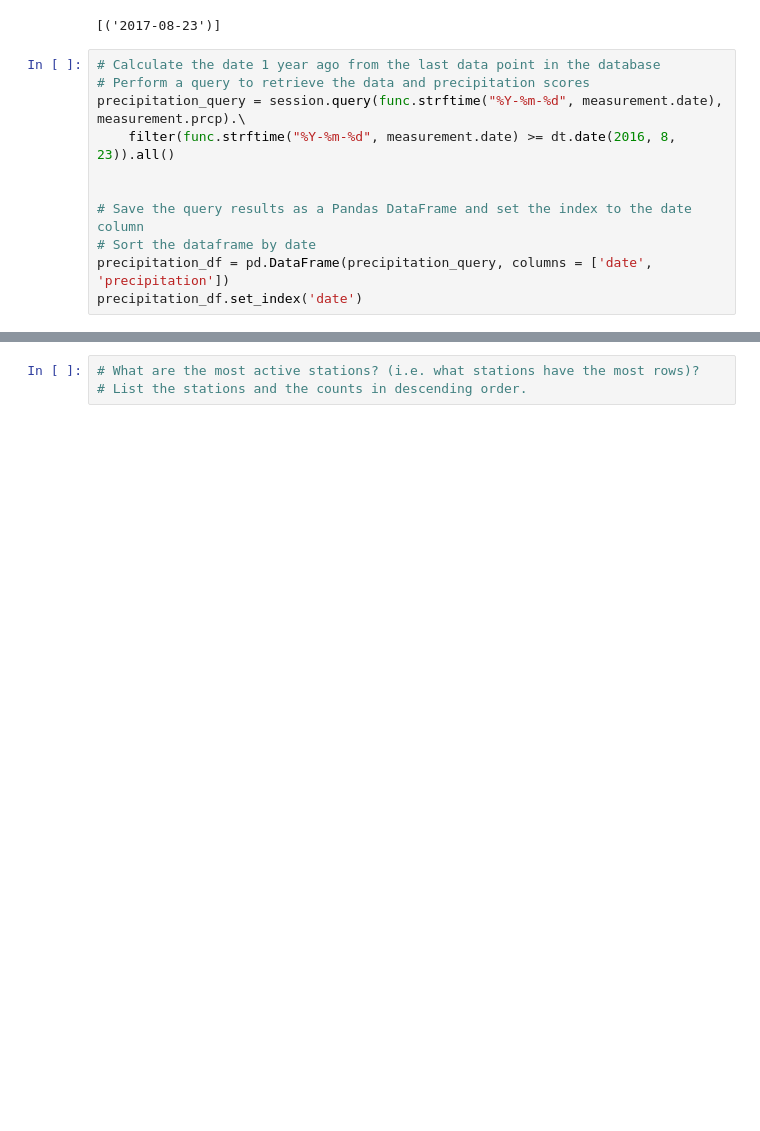
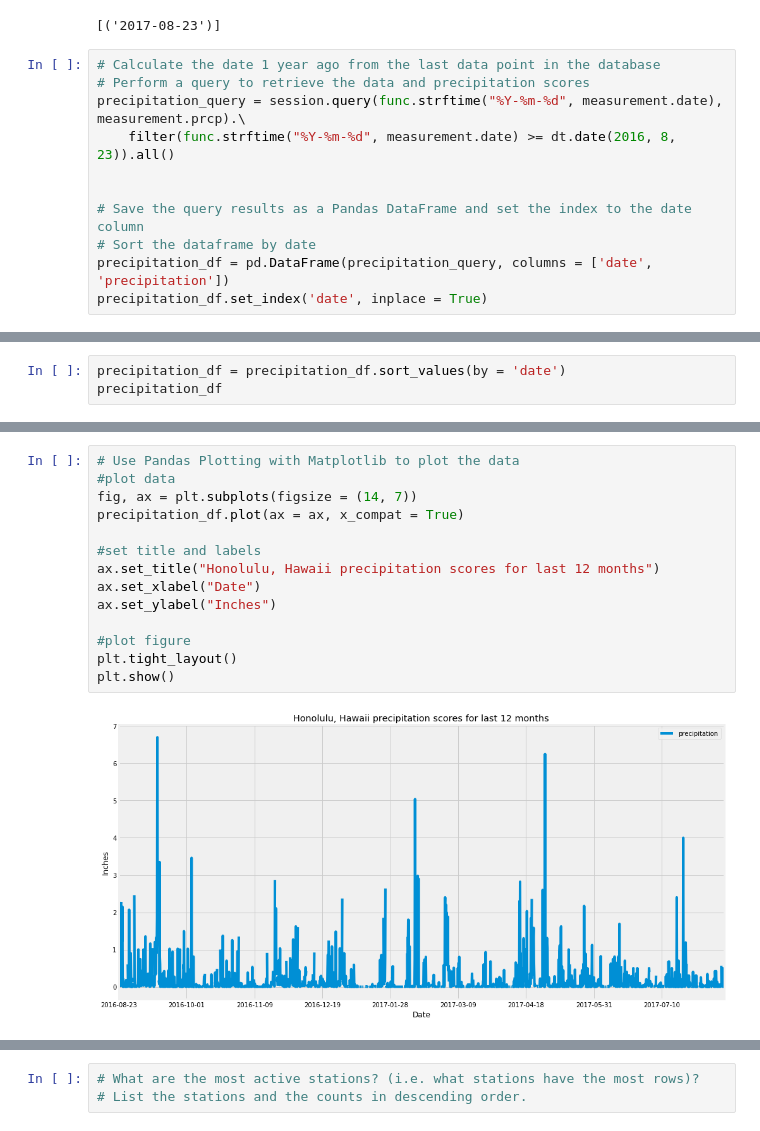
Before and after one commit to ashwinabraham34/sqlalchemy-challenge, a Jupyter notebook: climate_starter.ipynb, the cells around one changed output, grey strips where cells are left out. Cells and saved outputs as stored; diff of their text form; blank space fills up the shorter version.

```diff
--- a/climate_starter.ipynb
+++ b/climate_starter.ipynb
@@ -77,4 +77,4 @@ precipitation_query = session.query(func.strftime("%Y-%m-%d", measurement.date),
 # Save the query results as a Pandas DataFrame and set the index to the date column
 # Sort the dataframe by date
 precipitation_df = pd.DataFrame(precipitation_query, columns = ['date', 'precipitation'])
-precipitation_df.set_index('date')
+precipitation_df.set_index('date', inplace = True)
@@ -95,0 +81,3 @@ precipitation_df.set_index('date')
+# %%
+precipitation_df = precipitation_df.sort_values(by = 'date')
+precipitation_df
@@ -96 +99,17 @@ precipitation_df.set_index('date')
+# %%
+# Use Pandas Plotting with Matplotlib to plot the data
+#plot data
+fig, ax = plt.subplots(figsize = (14, 7))
+precipitation_df.plot(ax = ax, x_compat = True)
+
+#set title and labels
+ax.set_title("Honolulu, Hawaii precipitation scores for last 12 months")
+ax.set_xlabel("Date")
+ax.set_ylabel("Inches")
+
+#plot figure
+plt.tight_layout()
+plt.show()
+# %% [output]
+[figure, added]
 # %%
```
Also changed, not shown: parts of 7 cells of this notebook.
